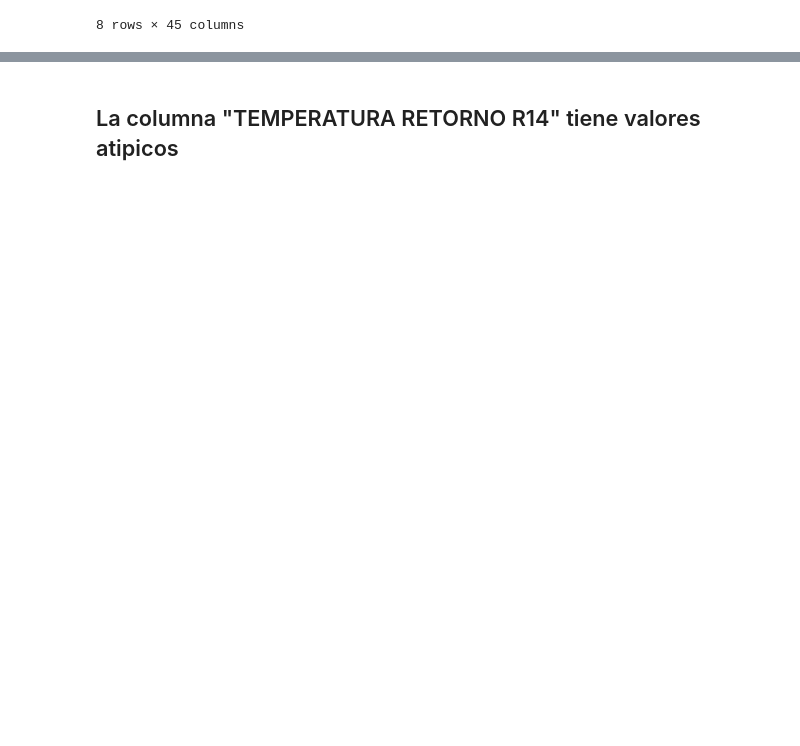
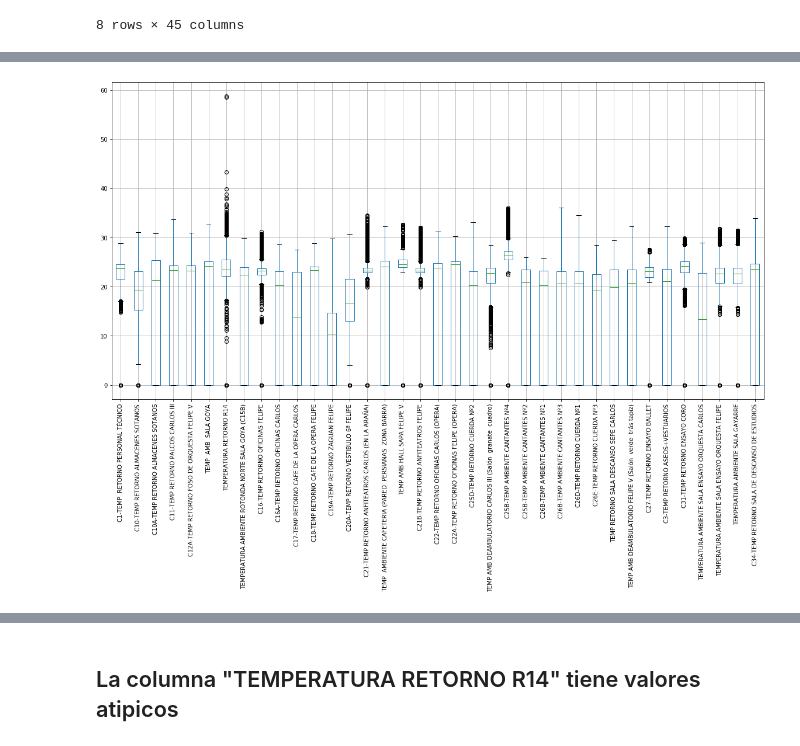
Before and after one commit to douglasag17/ML-SmartBuildings, a Jupyter notebook: PreparacionDeLosDatos/tem.ipynb, the cells around one changed output, grey strips where cells are left out. Saved outputs shown, nothing was run; the diff lists cells and outputs as text; code cells hidden in the pictures; blank space fills up the shorter version.

```diff
--- a/PreparacionDeLosDatos/tem.ipynb
+++ b/PreparacionDeLosDatos/tem.ipynb
@@ -85,0 +94,17 @@ data.describe()
+# %%
+dataLimpio = data
+
+# Eliminar variables que en su mayoria son 0
+dataLimpio = dataLimpio.drop(['C12-TEMP RETORNO PALCOS FELIPE V'], axis=1)
+dataLimpio = dataLimpio.drop(['C13-TEMP RETORNO(2) CAMERINOS FELIPE'], axis=1)
+dataLimpio = dataLimpio.drop(['C19-TEMP RETORNO ZAGUAN CARLOS'], axis=1)
+dataLimpio = dataLimpio.drop(['C20B-TEMP RETORNO HALL ACT PARALELAS CARLOS'], axis=1)
+dataLimpio = dataLimpio.drop(['C25A-TEMP RETORNO REGIDURIA'], axis=1)
+dataLimpio = dataLimpio.drop(['C25E-TEMP AMBIENTE OFICINA ORQUESTA'], axis=1)
+dataLimpio = dataLimpio.drop(['C32-TEMP RETORNO PALCO REAL'], axis=1)
+dataLimpio = dataLimpio.drop(['C35-TEMP RETORNO ACCESO PERSONAL FELIPE V'], axis=1)
+dataLimpio = dataLimpio.reset_index(drop=True)
+
+# Eliminar periodo de vacaciones
+dataLimpio = dataLimpio.drop(range(4450, 7005, 1), axis=0)
+dataLimpio
@@ -85,0 +144,4 @@ data.describe()
+# %%
+boxplot = dataLimpio.boxplot(rot=90, figsize=(20,10))
+# %% [output]
+[figure, added]
```
Also changed, not shown: parts of 12 cells of this notebook.
